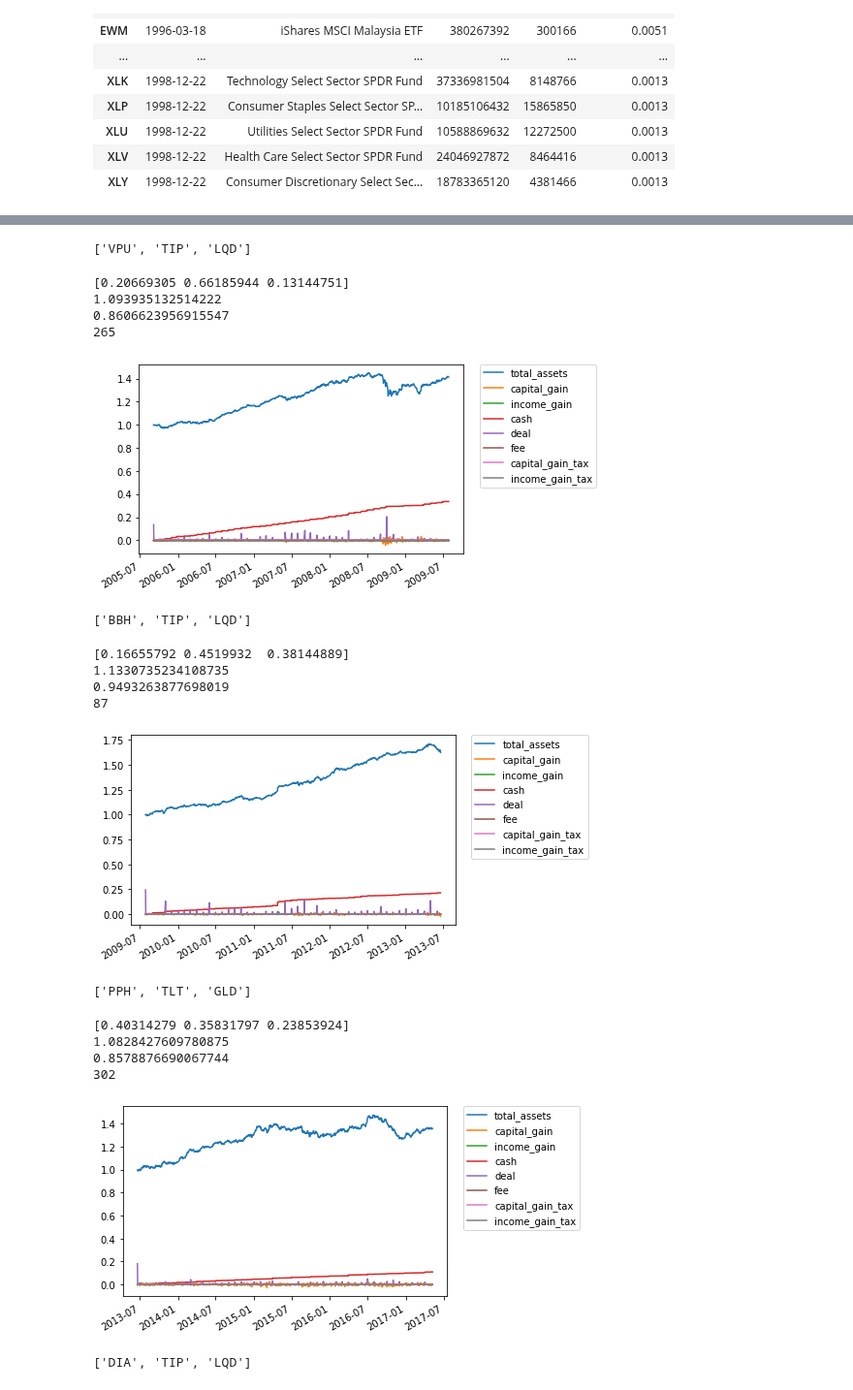
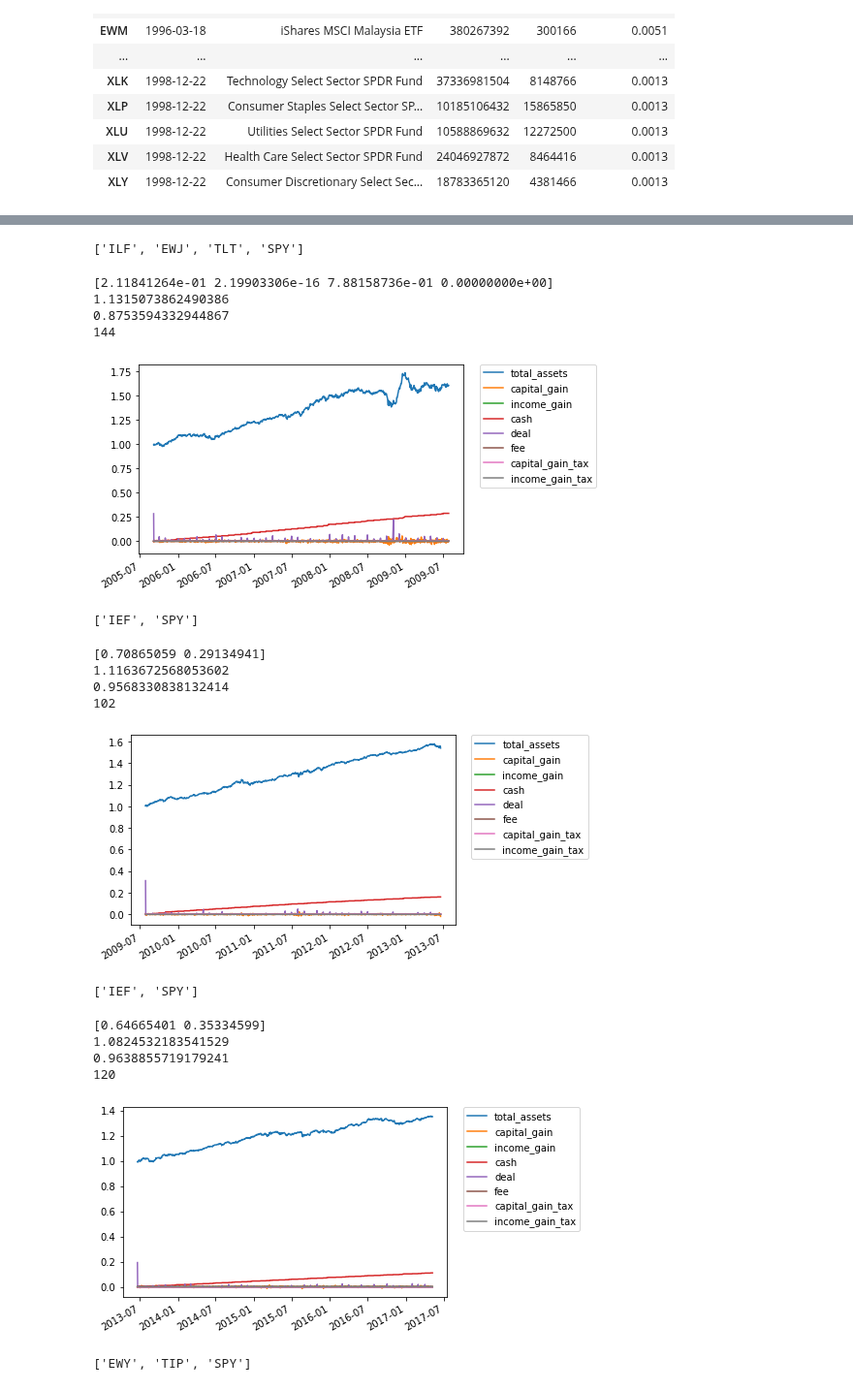
Before and after one commit to sonesuke/mypo, a Jupyter notebook: docs/tutorial/tickers.ipynb, the cells around one changed output, grey strips where cells are left out. Shown at 97% size. Cells and saved outputs as stored; diff of their text form; code cells hidden in the pictures.

Commit message:
Mypo 158 (#159)
* update image

* add regression selector

```diff
--- a/docs/tutorial/tickers.ipynb
+++ b/docs/tutorial/tickers.ipynb
@@ -217,45 +217,45 @@ for i in range(len(folds)):
 # %%
 for i in range(len(folds)):
-    df = pd.concat([folds[i].get_train().get_summary(), cluster], axis=1)
-    selected_tickers = list(df.groupby('class').idxmax().reset_index(drop=True)['sharp ratio'])
+    selected_tickers = select_by_regression(folds[i].get_train(), threshold=0.8)
     print(selected_tickers)
     fold = folds[i].filter(selected_tickers)
     optimizer = MaximumDiversificationOptimizer()
+    cluster_n = len(selected_tickers)
     runner = Runner(
-        assets=np.ones(CLUSTERS)/CLUSTERS,
+        assets=np.ones(cluster_n)/cluster_n,
         rebalancer=MonthlyRebalancer(optimizer=optimizer, do_re_optimize=True),
         cash=0
     )
 
     runner.run_fold(
         fold=fold,
         verbose=True
     )
     report = runner.report()
     print(optimizer.get_weights())
     print(yearly_total_return(report))
     print(max_drawdown(report))
     print(max_drawdown_span(report))
     ax = report.plot()
     plt.legend(bbox_to_anchor=(1.05, 1), loc='upper left', borderaxespad=0)
     plt.show()
 # %% [output]
-['VPU', 'TIP', 'LQD']
+['ILF', 'EWJ', 'TLT', 'SPY']
-[0.20669305 0.66185944 0.13144751]
-1.093935132514222
-0.8606623956915547
-265
+[2.11841264e-01 2.19903306e-16 7.88158736e-01 0.00000000e+00]
+1.1315073862490386
+0.8753594332944867
+144
-[figure, old version]
+[figure, new version]
-['BBH', 'TIP', 'LQD']
+['IEF', 'SPY']
-[0.16655792 0.4519932  0.38144889]
-1.1330735234108735
-0.9493263877698019
-87
+[0.70865059 0.29134941]
+1.1163672568053602
+0.9568330838132414
+102
-[figure, old version]
+[figure, new version]
-['PPH', 'TLT', 'GLD']
+['IEF', 'SPY']
-[0.40314279 0.35831797 0.23853924]
-1.0828427609780875
-0.8578876690067744
-302
+[0.64665401 0.35334599]
+1.0824532183541529
+0.9638855719179241
+120
-[figure, old version]
+[figure, new version]
-['DIA', 'TIP', 'LQD']
+['EWY', 'TIP', 'SPY']
```
Also changed, not shown: parts of 5 cells of this notebook, 6 other files.
